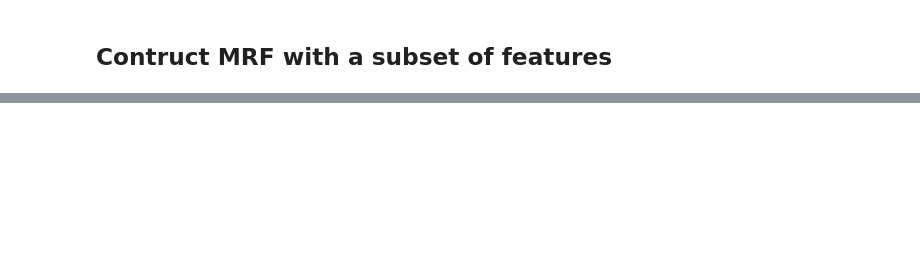
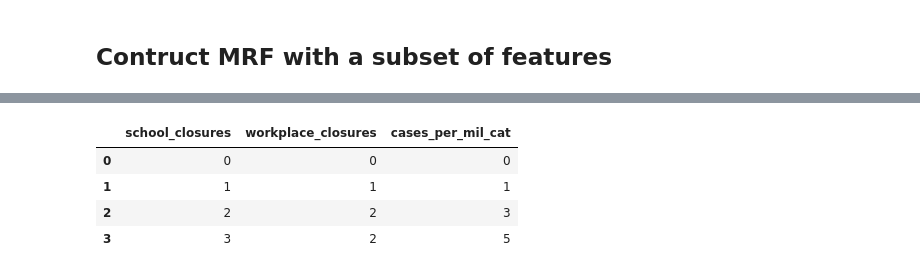
Before and after one commit to KrishnaKumarHariprasannan/cs5340-covid-pgm, a Jupyter notebook: notebook/2_1_mrf.ipynb, the cells around one changed output, grey strips where cells are left out. Cells and saved outputs as stored; diff of their text form; code cells hidden in the pictures; blank space fills up the shorter version.

```diff
--- a/notebook/2_1_mrf.ipynb
+++ b/notebook/2_1_mrf.ipynb
@@ -132,0 +150,10 @@ print(bp.map_query(["cases_per_mil_cat"], evidence={"school_closures": 3, "workp
+# %%
+from pgmpy.sampling import GibbsSampling
+gibbs = GibbsSampling(G)
+tlo
+# %% [output]
+|  | school_closures | workplace_closures | cases_per_mil_cat |
+| 0 | 0 | 0 | 0 |
+| 1 | 1 | 1 | 1 |
+| 2 | 2 | 2 | 3 |
+| 3 | 3 | 2 | 5 |
```
Also changed, not shown: parts of 6 cells of this notebook, 3 other files.
